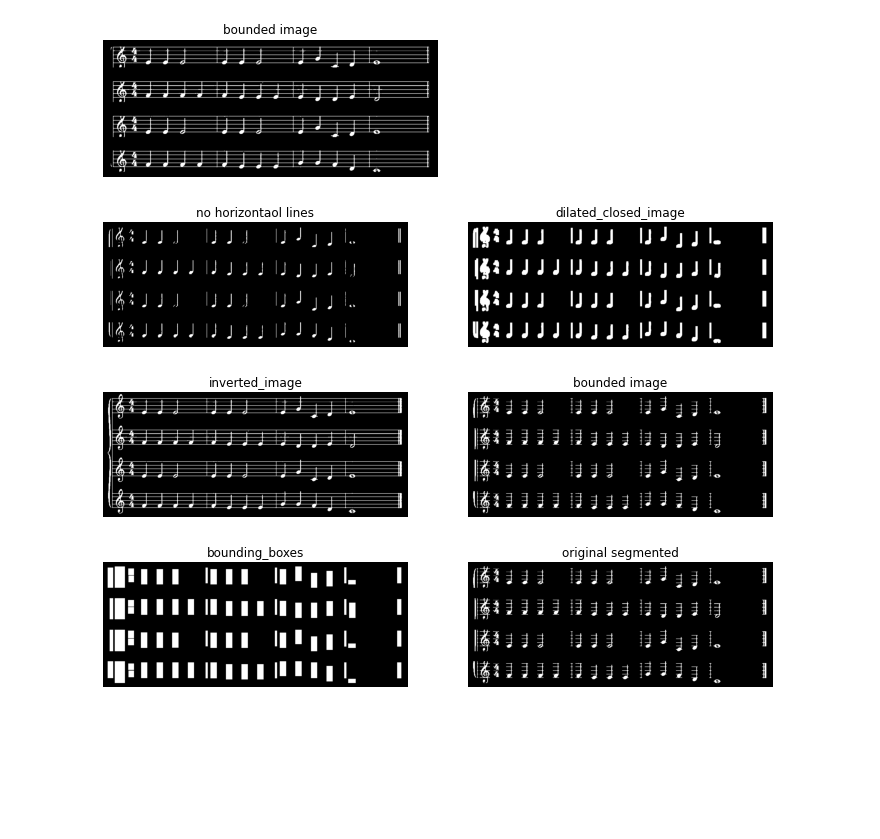
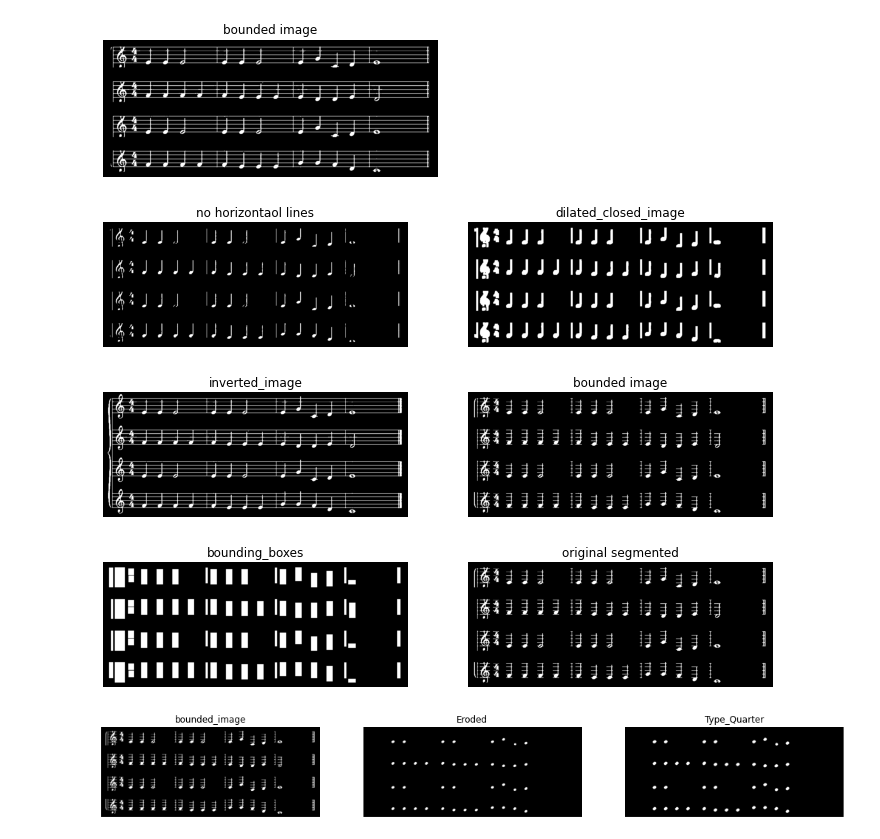
Before and after one commit to marait123/music-notes-reader, a Jupyter notebook: part1.ipynb, the cells around one changed output. Cells and saved outputs as stored; diff of their text form; code cells hidden in the pictures; blank space fills up the shorter version.

Commit message:
Detected Quarter Type

```diff
--- a/part1.ipynb
+++ b/part1.ipynb
@@ -64,7 +51,7 @@ def get_bounded_image(img,bounding_boxes):
     conte = np.zeros(img.shape)
     for box in bounding_boxes:
         [Xmin, Xmax, Ymin, Ymax] = box
-        rr, cc = rectangle(start = (Ymin,Xmin), end = (Ymax,Xmax), shape=closed_card2.shape)
+        rr, cc = rectangle(start = (Ymin,Xmin), end = (Ymax,Xmax), shape=img.shape)
         rr = rr.astype(np.int)
         cc= cc.astype(np.int)
         conte[rr, cc] = 1 #set color white
@@ -74,7 +61,7 @@ def draw_bounding_boxes(img,bounding_boxes):
     conte = np.zeros(img.shape)
     for box in bounding_boxes:
         [Xmin, Xmax, Ymin, Ymax] = box
-        rr, cc = rectangle(start = (Ymin,Xmin), end = (Ymax,Xmax), shape=closed_card2.shape)
+        rr, cc = rectangle(start = (Ymin,Xmin), end = (Ymax,Xmax), shape=img.shape)
         rr = rr.astype(np.int)
         cc= cc.astype(np.int)
         conte[rr, cc] = 1 #set color white
@@ -118,7 +105,7 @@ dilated_closed_image = binary_dilation(binary_closing(no_horiz_line_image,selem=
 dilated_closed_image = binary_erosion(dilated_closed_image, rect(3,3))
 show_images([no_horiz_line_image,dilated_closed_image],['no horizontaol lines','dilated_closed_image'])
 # %% [output]
-[figure, old version]
+[figure, new version]
 # %%
 # let's get the bounding boxes for the individual symbols
 bounding_boxes = get_bounding_boxes(dilated_closed_image,(0,4000))
@@ -127,5 +114,20 @@ bounded_image = get_bounded_image(inverted_image, bounding_boxes)
 show_images([inverted_image,bounded_image],['inverted_image','bounded image'])
 draw_bounding_boxes(bounded_image,bounding_boxes)
 # %% [output]
-[figure, old version]
+[figure, new version]
-[figure, old version]
+[figure, new version]
+# %%
+# Detect Quarter
+
+radius = 6
+selem = disk(radius)
+
+opened_image = binary_opening(bounded_image,selem)
+
+radius = 2
+selem = disk(radius)
+Type_Quarter = binary_dilation(opened_image,selem)
+
+show_images([bounded_image,eroded_image,Type_Quarter],['bounded_image','Eroded','Type_Quarter'])
+# %% [output]
+[figure, added]
```
Also changed, not shown: parts of 1 cell of this notebook.
